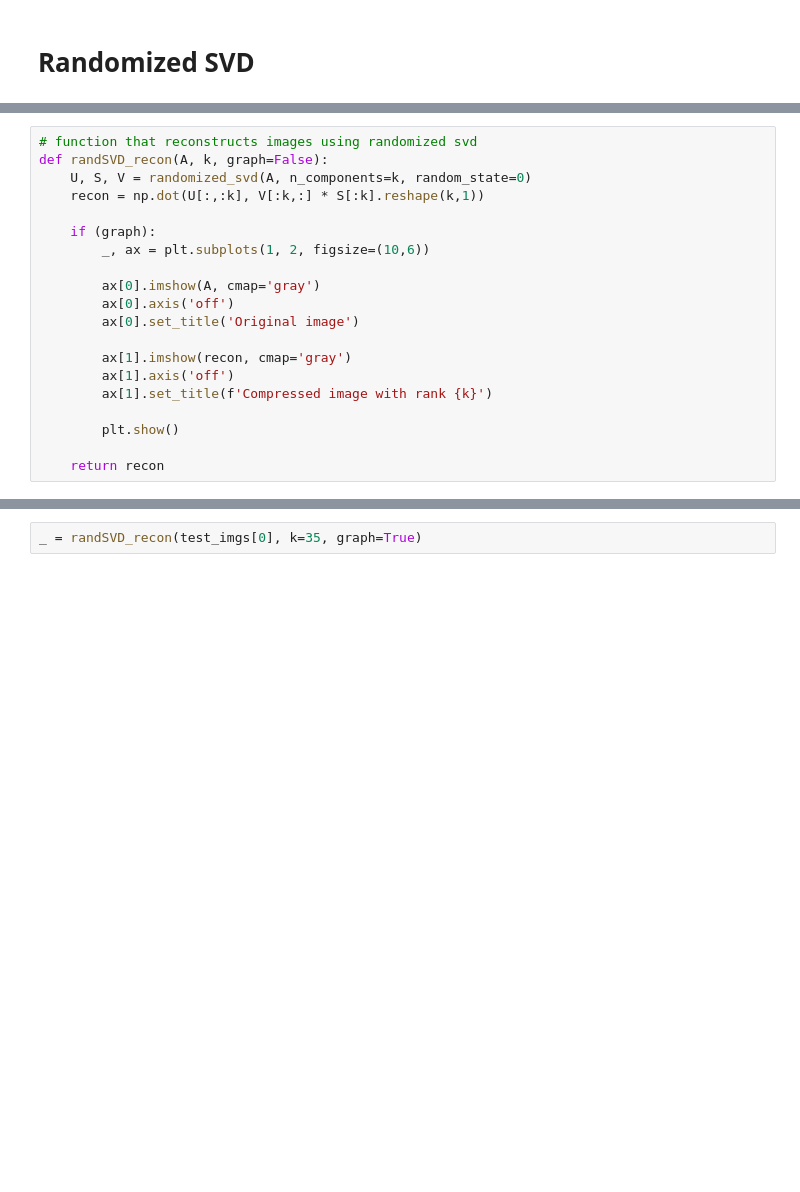
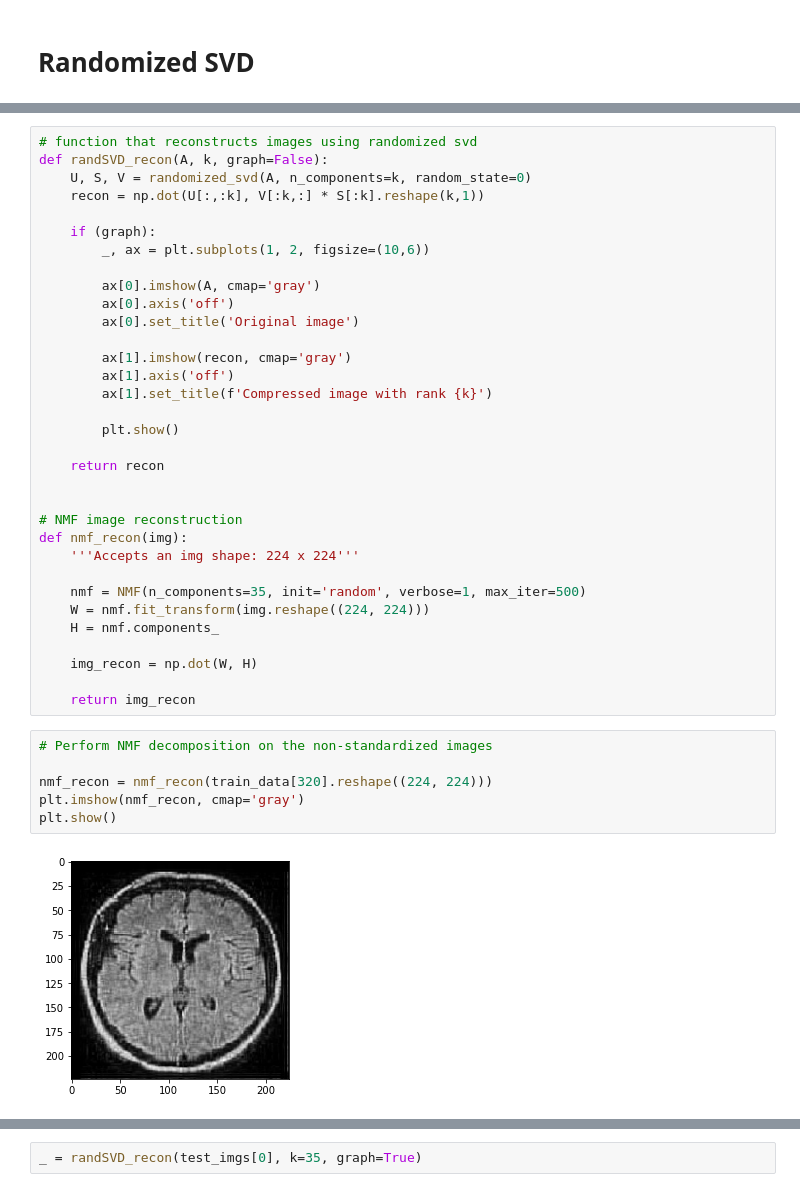
Before and after one commit to nsuttora/Anomaly-Detection-Numerical-LinAlg-for-Big-Data, a Jupyter notebook: pca_baseline.ipynb, the cells around one changed output, grey strips where cells are left out. Saved outputs shown, nothing was run; the diff lists cells and outputs as text; blank space fills up the shorter version.

```diff
--- a/pca_baseline.ipynb
+++ b/pca_baseline.ipynb
@@ -219,6 +225,27 @@ def randSVD_recon(A, k, graph=False):
         plt.show()
 
     return recon
+
+
+# NMF image reconstruction
+def nmf_recon(img):
+    '''Accepts an img shape: 224 x 224'''
+
+    nmf = NMF(n_components=35, init='random', verbose=1, max_iter=500)
+    W = nmf.fit_transform(img.reshape((224, 224)))
+    H = nmf.components_
+
+    img_recon = np.dot(W, H)
+
+    return img_recon
+# %%
+# Perform NMF decomposition on the non-standardized images
+
+nmf_recon = nmf_recon(train_data[320].reshape((224, 224)))
+plt.imshow(nmf_recon, cmap='gray')
+plt.show()
+# %% [output]
+[figure, added]
 # %%
 reconstructed_img = randSVD_recon(train_data_stand[320].reshape((224, 224)), k=35, graph=True)
 # %% [output]
```
Also changed, not shown: parts of 41 cells of this notebook.
